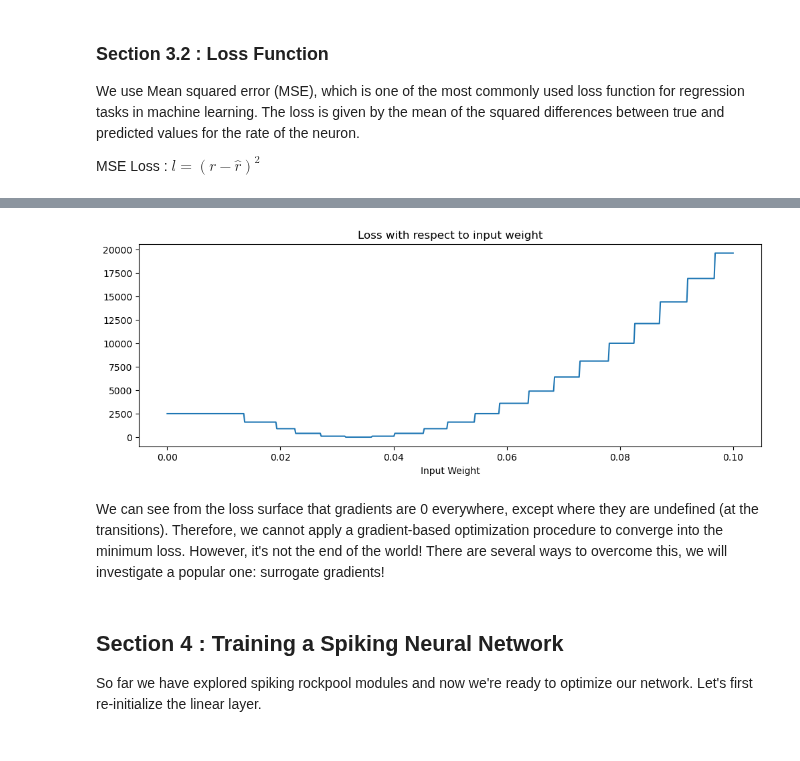
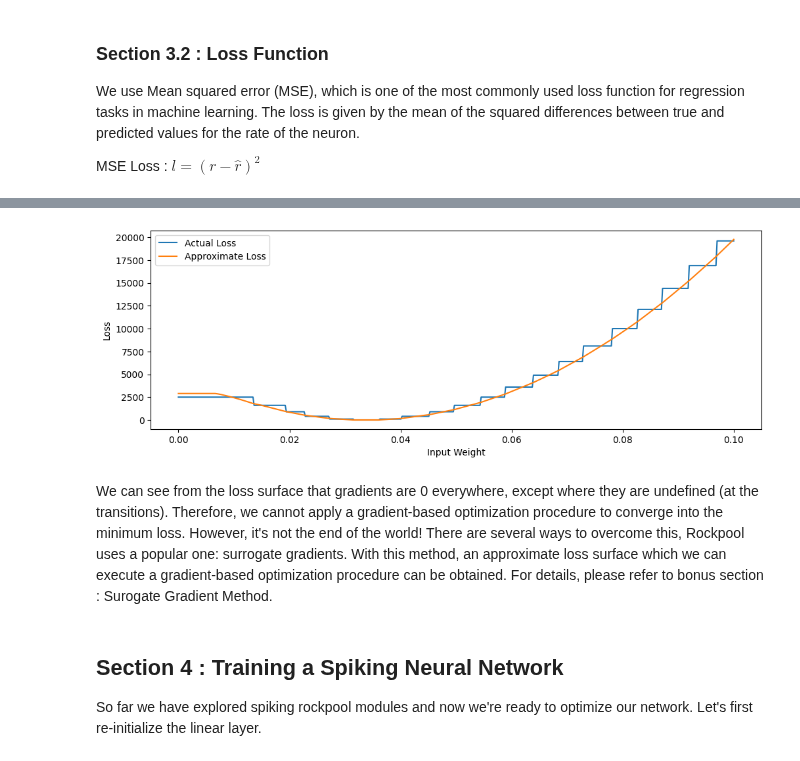
Before and after one commit to synsense/snn-workshop-amld-2022, a Jupyter notebook: 3. Training SNNs from scratch/training_snn.ipynb, the cells around one changed output, grey strips where cells are left out. Saved outputs shown, nothing was run; the diff lists cells and outputs as text; code cells hidden in the pictures.

Commit message:
loss function section shortened

```diff
--- a/3. Training SNNs from scratch/training_snn.ipynb
+++ b/3. Training SNNs from scratch/training_snn.ipynb
@@ -405,39 +403,43 @@ Also, the SNN activation function has inconvienient and discontinuous gradients,
 # %%
-loss_trace = []
-grad_trace = []
-rate_trace = []
+#@title Section 3.3 : Loss Surface { display-mode: "form" }
 
-W = np.linspace(0, .1, 600, dtype=np.float32)
+_loss_trace = []
+_grad_trace = []
+
+W = np.linspace(0, .1, 500, dtype=np.float32)
 
 # Sweep over the weights
-for w in W:
+for w in tqdm(W):
     # Redefine the model with a different input weight
     lin = LinearTorch((1, 1), weight = torch.tensor([[w]]), has_bias=False)
     model = Sequential(lin, lif, readout)
 
     # Simulate the network exactly with the same input
     model.reset_state()
     out, _, _ = model.evolve(spike_ts, record=True)
-    rate_trace.append(out.item())
 
     # Calculate and record the loss
     loss = crit(target, out)
-    loss_trace.append(loss.item())
+    _loss_trace.append(loss.item())
 
     # Error backpropagation
     # loss -> readout -> lif -> linear
     loss.backward()
-    grad_trace.append(model[0].weight.grad.item())
+    _grad_trace.append(model[0].weight.grad.item())
+
+surrogate_loss = np.cumsum(np.array(_grad_trace).flatten()*(W[1]-W[0]))
+surrogate_loss = surrogate_loss - np.min(surrogate_loss) + np.min(_loss_trace)
+
+plt.figure()
+plt.plot(W, _loss_trace, label = "Actual Loss")
+plt.plot(W, surrogate_loss, label = "Approximate Loss")
+plt.xlabel("Input Weight")
+plt.ylabel("Loss")
+plt.legend();
+# %% [output]
+[figure, added]
-# %%
-# Plot
-plt.figure()
-plt.plot(W, loss_trace)
-plt.title("Loss with respect to input weight")
-plt.xlabel("Input Weight");
-# %% [output]
-[figure, removed]
 # %% [markdown]
-We can see from the loss surface that gradients are 0 everywhere, except where they are undefined (at the transitions). Therefore, we cannot apply a gradient-based optimization procedure to converge into the minimum loss. However, it's not the end of the world! There are several ways to overcome this, we will investigate a popular one: surrogate gradients!
+We can see from the loss surface that gradients are 0 everywhere, except where they are undefined (at the transitions). Therefore, we cannot apply a gradient-based optimization procedure to converge into the minimum loss. However, it's not the end of the world! There are several ways to overcome this, Rockpool uses a popular one: surrogate gradients. With this method, an approximate loss surface which we can execute a gradient-based optimization procedure can be obtained. For details, please refer to bonus section : Surogate Gradient Method.
 # %% [markdown]
 ## Section 4 : Training a Spiking Neural Network
 
```
Also changed, not shown: parts of 5 cells of this notebook.
